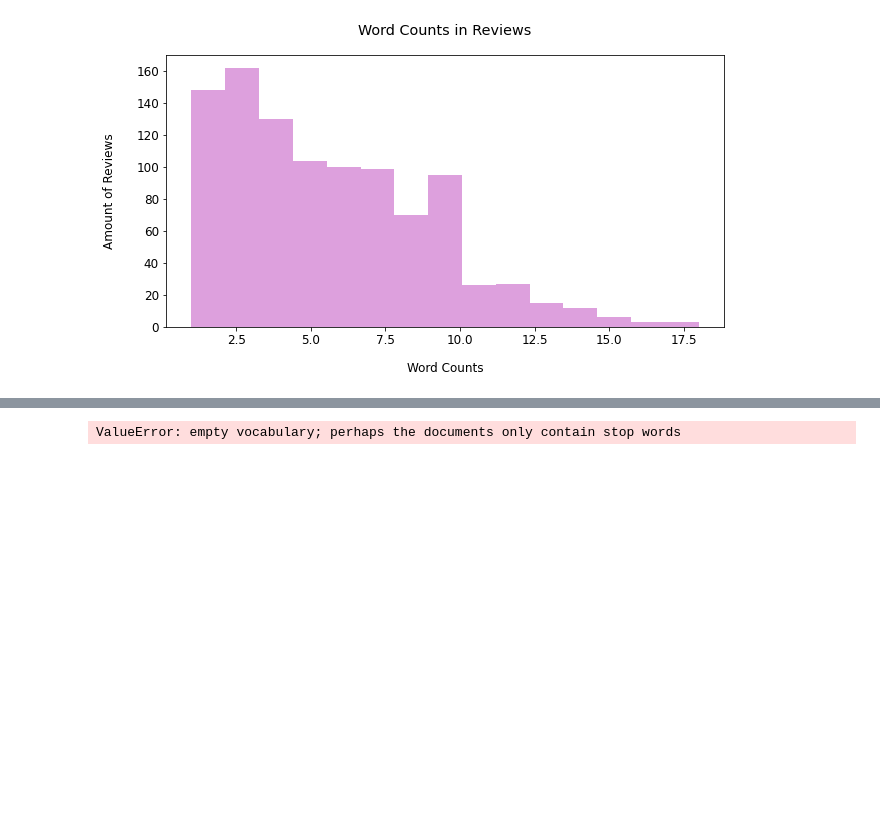
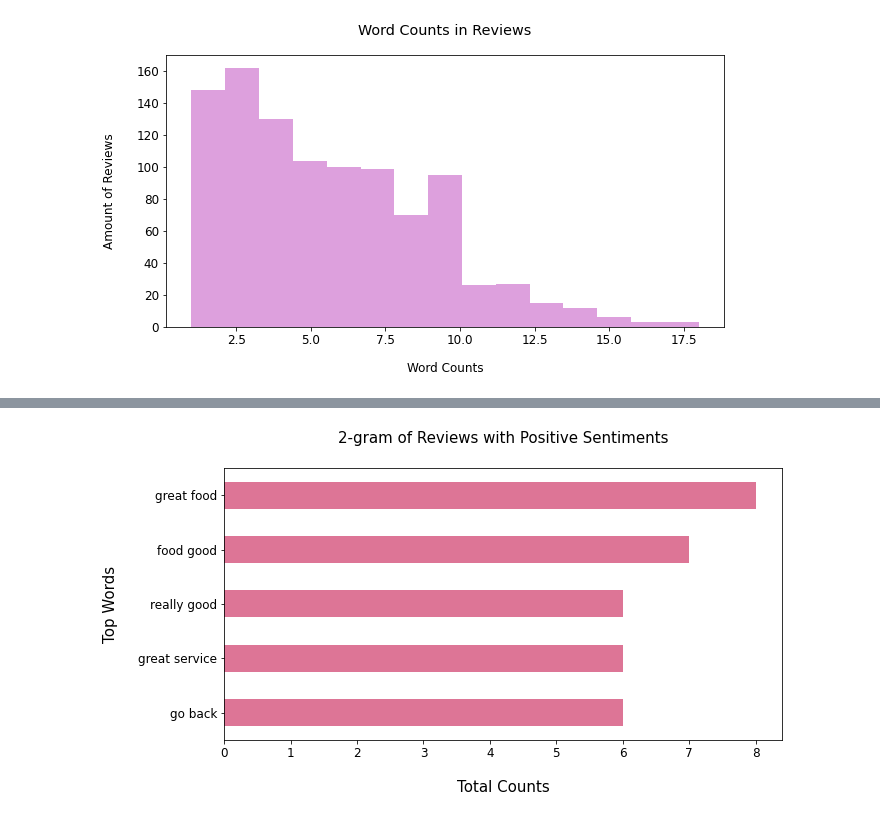
Before and after one commit to cerenkasap/restaurant_review_analysis, a Jupyter notebook: Exploratory_Data_Analysis.ipynb, the cells around one changed output, grey strips where cells are left out. Cells and saved outputs as stored; diff of their text form; code cells hidden in the pictures; blank space fills up the shorter version.

Commit message:
Added Exploratory_Data_Analysis script

```diff
--- a/Exploratory_Data_Analysis.ipynb
+++ b/Exploratory_Data_Analysis.ipynb
@@ -135,20 +137,19 @@ def Gram_Analysis(Corpus, Gram, N):
-# %%
-#Unigrams
-#Positive Reviews
-
-# Finding 2-gram
-df_positive = df[df["Liked"] == "1"].dropna()
-words_p = Gram_Analysis(df_positive["Review"], 2, 5)
-Bigram = pd.DataFrame(words_p, columns = ["Words", "Counts"])
-
-# Visualization
-color_p=['#DD7596']
-Bigram.groupby("Words").sum()["Counts"].sort_values().plot(kind = "barh", color = color_p, figsize = (10, 5))
-plt.title("2-gram of Reviews with Positive Reviews", loc = "center", fontsize = 15, pad = 25)
-plt.xlabel("Total Counts", fontsize = 15, labelpad = 20)
-plt.xticks(rotation = 0)
-plt.ylabel("Top Words", fontsize = 15, labelpad = 20)
-plt.savefig('images/p_2gram.png', dpi=300)
-plt.show()
-# %% [output]
-ValueError: empty vocabulary; perhaps the documents only contain stop words
+# %%
+#2-grams
+# Finding 2-gram
+df_positive = df[df["Liked"] == 1].dropna()
+
+words_p = Gram_Analysis(df_positive["Review"], 2, 5)
+Bigram = pd.DataFrame(words_p, columns = ["Words", "Counts"])
+
+# Visualization
+color_p=['#DD7596']
+Bigram.groupby("Words").sum()["Counts"].sort_values().plot(kind = "barh", color = color_p, figsize = (10, 5))
+plt.title("2-gram of Reviews with Positive Sentiments", loc = "center", fontsize = 15, pad = 25)
+plt.xlabel("Total Counts", fontsize = 15, labelpad = 20)
+plt.xticks(rotation = 0)
+plt.ylabel("Top Words", fontsize = 15, labelpad = 20)
+plt.savefig('images/p_2gram.png', dpi=300)
+plt.show()
+# %% [output]
+[figure, added]
```
Also changed, not shown: parts of 12 cells of this notebook, 6 other files.
